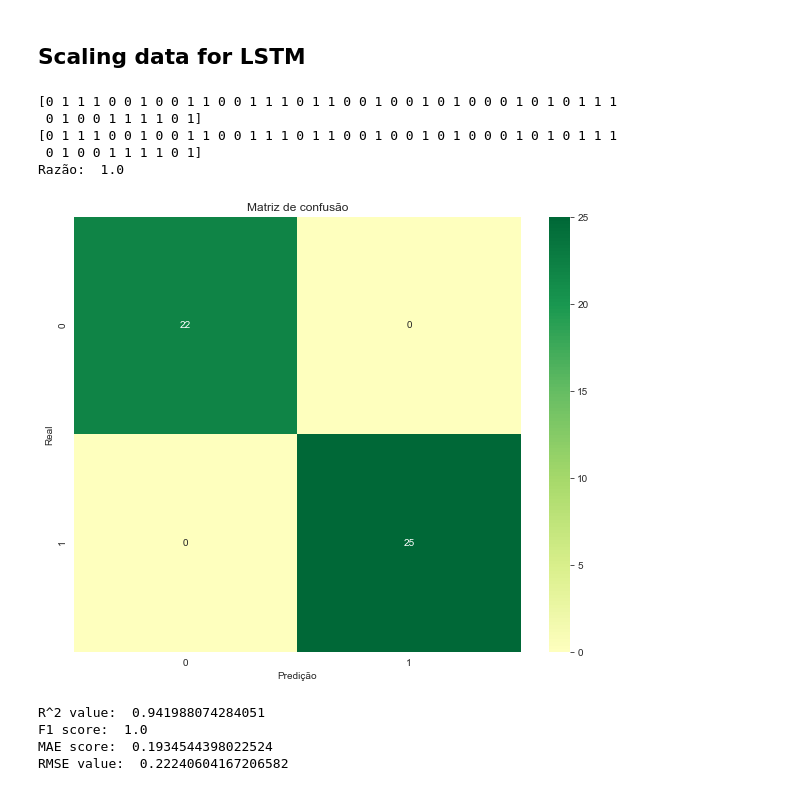
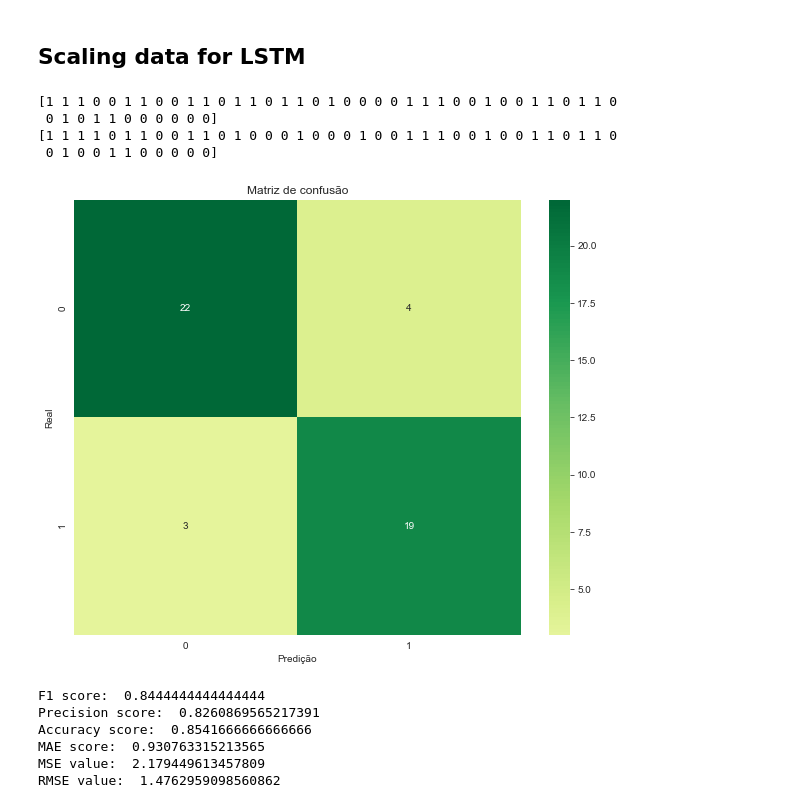
Before and after one commit to romulovff/StockMarketPrediction2.0, a Jupyter notebook: StockMarketPrediction2.0.ipynb, the cells around one changed output. Saved outputs shown, nothing was run; the diff lists cells and outputs as text; code cells hidden in the pictures.

```diff
--- a/StockMarketPrediction2.0.ipynb
+++ b/StockMarketPrediction2.0.ipynb
@@ -689,11 +773,6 @@ def predict_kernel_ridge(stock, inflation=False):
     i = 0
     count = 0
 
-    comparison = (predictUpDown == realUpDown)
-    comparison = comparison.sum()
-
-    print("Razão: ", comparison/len(predictUpDown))
-
     plt.figure(figsize = (10,8))
 
     matrix = confusion_matrix(realUpDown, predictUpDown)
@@ -704,9 +783,11 @@ def predict_kernel_ridge(stock, inflation=False):
     plt.title('Matriz de confusão')
     plt.show()
 
-    print('R^2 value: ', r2_score(y_test, y_pred))
-    print('F1 score: ', f1_score(predictUpDown, realUpDown))
+    print('F1 score: ', f1_score(realUpDown, predictUpDown))
+    print('Precision score: ', precision_score(realUpDown, predictUpDown))
+    print('Accuracy score: ', accuracy_score(realUpDown, predictUpDown))
     print('MAE score: ', mean_absolute_error(y_test, y_pred))
+    print('MSE value: ', mean_squared_error(y_test, y_pred, squared=True))
     print('RMSE value: ', mean_squared_error(y_test, y_pred, squared=False))
 
     plt.figure(figsize = (14,10))
@@ -721,13 +862,14 @@ def predict_kernel_ridge(stock, inflation=False):
 # %%
-predict_kernel_ridge(historicStock[5])
+predict_kernel_ridge(historicStock[3])
 # %% [output]
-[0 1 1 1 0 0 1 0 0 1 1 0 0 1 1 1 0 1 1 0 0 1 0 0 1 0 1 0 0 0 1 0 1 0 1 1 1
- 0 1 0 0 1 1 1 1 0 1]
-[0 1 1 1 0 0 1 0 0 1 1 0 0 1 1 1 0 1 1 0 0 1 0 0 1 0 1 0 0 0 1 0 1 0 1 1 1
- 0 1 0 0 1 1 1 1 0 1]
-Razão:  1.0
+[1 1 1 0 0 1 1 0 0 1 1 0 1 1 0 1 1 0 1 0 0 0 0 1 1 1 0 0 1 0 0 1 1 0 1 1 0
+ 0 1 0 1 1 0 0 0 0 0 0]
+[1 1 1 1 0 1 1 0 0 1 1 0 1 0 0 0 1 0 0 0 1 0 0 1 1 1 0 0 1 0 0 1 1 0 1 1 0
+ 0 1 0 0 1 1 0 0 0 0 0]
-[figure, old version]
+[figure, new version]
-R^2 value:  0.941988074284051
-F1 score:  1.0
-MAE score:  0.1934544398022524
-RMSE value:  0.22240604167206582
+F1 score:  0.8444444444444444
+Precision score:  0.8260869565217391
+Accuracy score:  0.8541666666666666
+MAE score:  0.930763315213565
+MSE value:  2.179449613457809
+RMSE value:  1.4762959098560862
```
Also changed, not shown: parts of 18 cells of this notebook.
